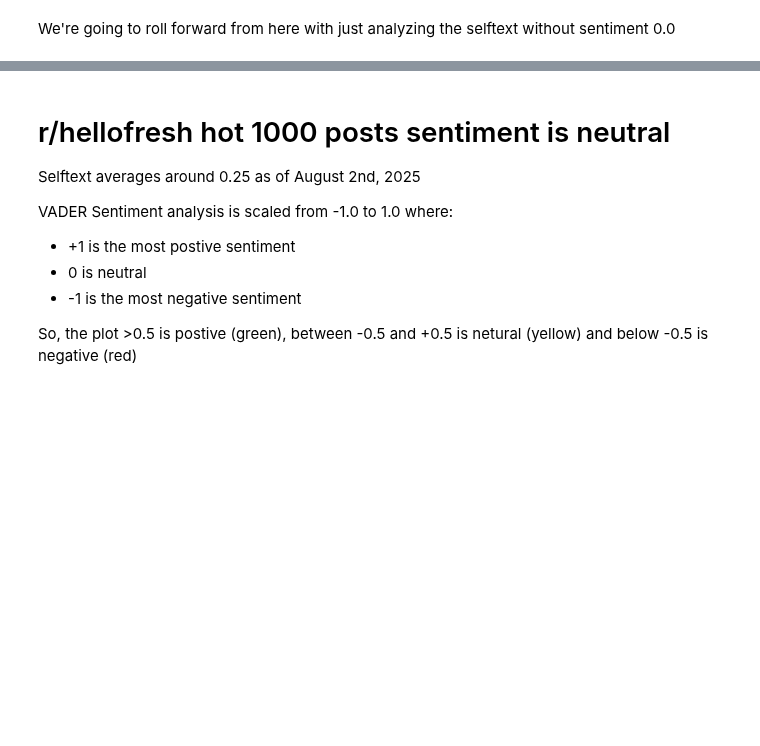
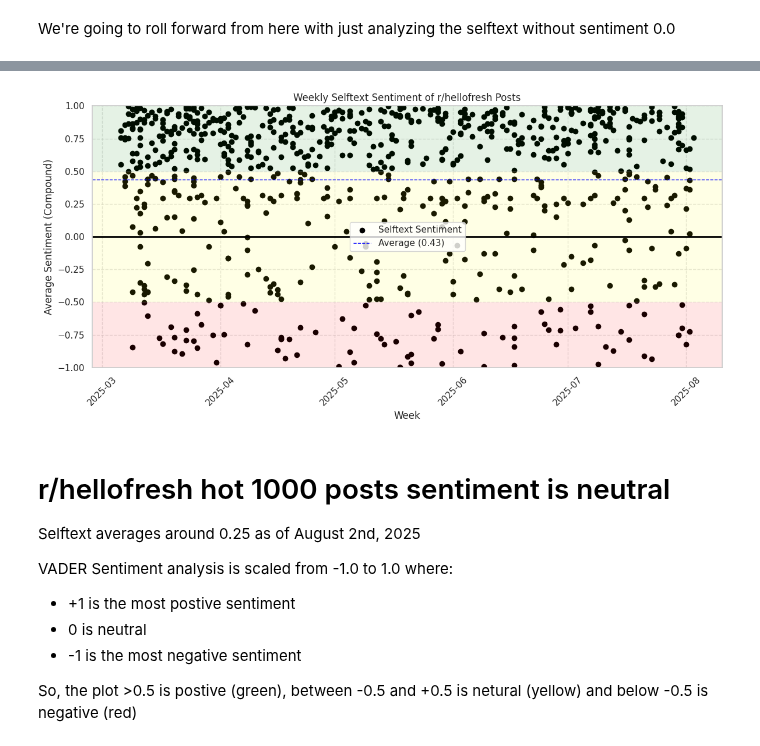
Before and after one commit to morescode-pm/kaggle-fastai, a Jupyter notebook: chapter3/hellofresh_reddit.ipynb, the cells around one changed output, grey strips where cells are left out. Saved outputs shown, nothing was run; the diff lists cells and outputs as text; code cells hidden in the pictures; blank space fills up the shorter version.

```diff
--- a/chapter3/hellofresh_reddit.ipynb
+++ b/chapter3/hellofresh_reddit.ipynb
@@ -491,3 +491,34 @@ plt.show()
+# %%
+# Using matplotlib
+fig, ax = plt.subplots(figsize=(12, 6))
+
+# Plot the sentiment line
+ax.scatter(df['created_date'], df['selftext_compound'], marker='o', color='black', label='Selftext Sentiment')
+
+# Highlight zones
+ax.axhspan(-1, -0.5, facecolor='red', alpha=0.1)
+ax.axhspan(-0.5, 0.5, facecolor='yellow', alpha=0.1)
+ax.axhspan(0.5, 1, facecolor='green', alpha=0.1)
+
+# Thicker zero line
+ax.axhline(0, color='black', linewidth=2)
+
+# Add an average line
+avg_sentiment = weekly_sentiment['avg_sentiment'].mean()
+ax.axhline(avg_sentiment, color='blue', linestyle='--', linewidth=1, label=f'Average ({avg_sentiment:.2f})')
+
+# Formatting
+ax.set_title("Weekly Selftext Sentiment of r/hellofresh Posts")
+ax.set_xlabel("Week")
+ax.set_ylabel("Average Sentiment (Compound)")
+ax.set_ylim(-1, 1)
+ax.grid(True, which='major', linestyle='--', alpha=0.5)
+ax.legend()
+plt.xticks(rotation=45)
+plt.tight_layout()
+plt.show()
+# %% [output]
+[figure, added]
 # %% [markdown]
 # r/hellofresh hot 1000 posts sentiment is neutral
 Selftext averages around 0.25 as of August 2nd, 2025
```
Also changed, not shown: parts of 20 cells of this notebook.
